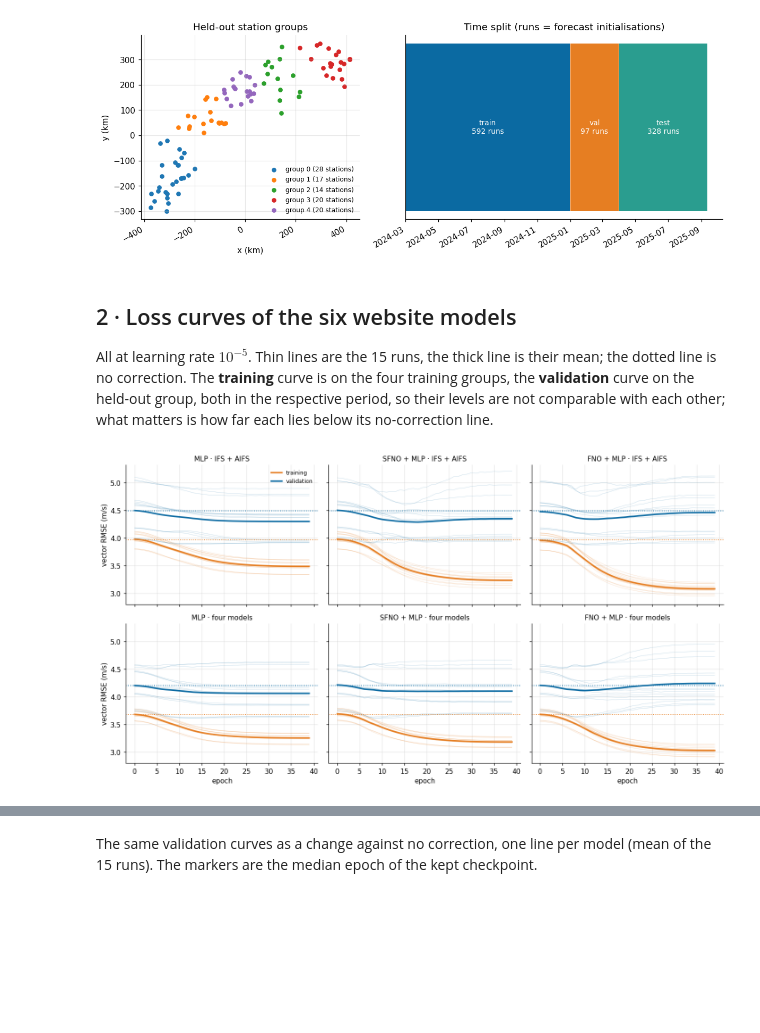
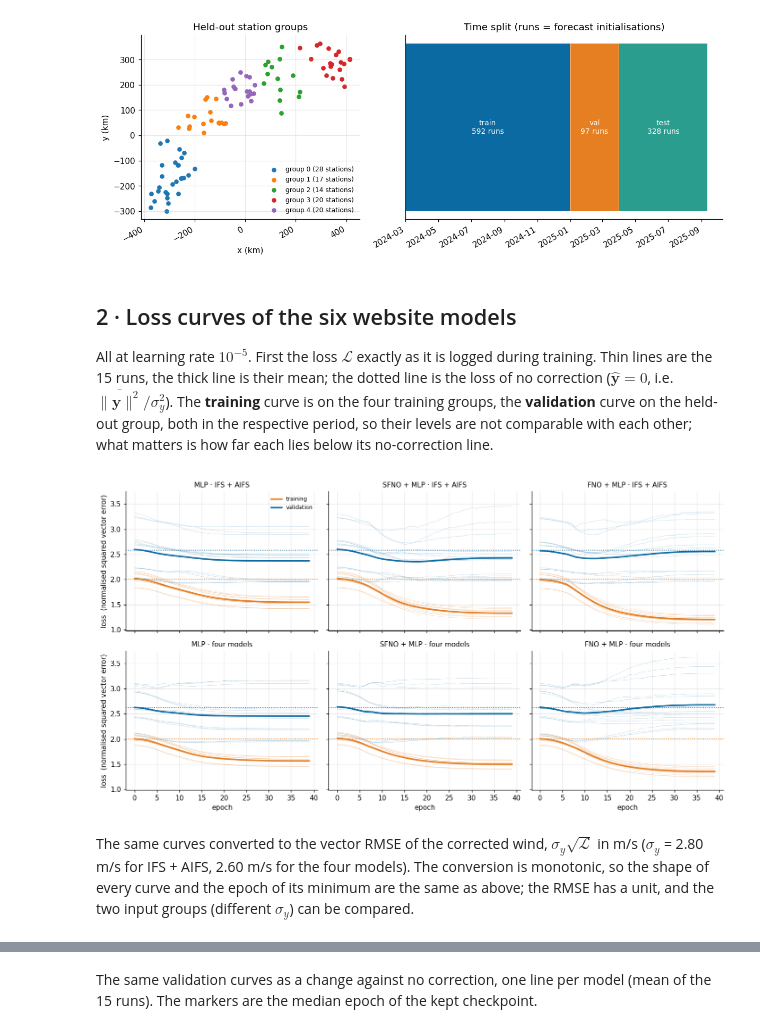
Before and after one commit to chensy618/windcast, a Jupyter notebook: notebooks/01_training.ipynb, the cells around one changed output, grey strips where cells are left out. Cells and saved outputs as stored; diff of their text form; code cells hidden in the pictures; blank space fills up the shorter version.

```diff
--- a/notebooks/01_training.ipynb
+++ b/notebooks/01_training.ipynb
@@ -68,53 +68,64 @@ plt.tight_layout()
 # %% [markdown]
 ## 2 · Loss curves of the six website models
 
-All at learning rate $10^{-5}$. Thin lines are the 15 runs, the thick line is their mean; the
-dotted line is no correction. The **training** curve is on the four training groups, the
-**validation** curve on the held-out group, both in the respective period, so their levels are not
-comparable with each other; what matters is how far each lies below its no-correction line.
+All at learning rate $10^{-5}$. First the loss $\mathcal L$ exactly as it is logged during
+training. Thin lines are the 15 runs, the thick line is their mean; the dotted line is the loss of
+no correction ($\hat{\mathbf y} = 0$, i.e. $\overline{\lVert\mathbf y\rVert^2}/\sigma_y^2$). The
+**training** curve is on the four training groups, the **validation** curve on the held-out group,
+both in the respective period, so their levels are not comparable with each other; what matters is
+how far each lies below its no-correction line.
 # %%
 def no_corr(sample, period, mask):
     # vector RMSE of the input mean itself (no correction) on stations `mask` in `period`
     y = (sample.obs - sample.base)[sample.period(period)][:, :, mask]
     return float(np.sqrt(np.nanmean((y ** 2).sum(-1))))
 
 NC = {(g, k): (no_corr(SAMPLE[g], 'train', G != k), no_corr(SAMPLE[g], 'val', G == k))
       for g in SAMPLE for k in range(5)}
 
 def curves(pattern, group='ecmwf'):
     # one row per run: train / validation RMSE (m/s) and change against no correction (%) per epoch
     h = R.histories(pattern)
     s = SAMPLE[group].y_std
     nc = np.array([NC[(group, k)] for k in h.fold])                       # (runs, 2)
     h['train_rmse'] = [s * np.sqrt(t) for t in h.train]
     h['val_rmse'] = [s * np.sqrt(v) for v in h.val]
     h['train_pct'] = [(r / c - 1) * 100 for r, c in zip(h.train_rmse, nc[:, 0])]
     h['val_pct'] = [(r / c - 1) * 100 for r, c in zip(h.val_rmse, nc[:, 1])]
     h['nc_train'], h['nc_val'] = nc[:, 0], nc[:, 1]
     h['best_epoch'] = [int(np.argmin(v)) for v in h.val]
     return h
 
 WEB = [('MLP · IFS + AIFS', 'point_terrain_g{k}_s{s}_lr1e-05', 'ecmwf'),
        ('SFNO + MLP · IFS + AIFS', 'sfno_terrain_g{k}_s{s}_lr1e-05', 'ecmwf'),
        ('FNO + MLP · IFS + AIFS', 'fno_terrain_g{k}_s{s}_lr1e-05', 'ecmwf'),
        ('MLP · four models', 'point_terrain_g{k}_s{s}_nwp_lr1e-05', 'nwp'),
        ('SFNO + MLP · four models', 'sfno_terrain_g{k}_s{s}_nwp_lr1e-05', 'nwp'),
        ('FNO + MLP · four models', 'fno_terrain_g{k}_s{s}_nwp_lr1e-05', 'nwp')]
 H = {lab: curves(p, g) for lab, p, g in WEB}
 
+def loss_panels(axs, H, ylabel):
+    for ax, (lab, h) in zip(axs.flat, H.items()):
+        ep = np.arange(len(h.train[0]))
+        for key, col, name in (('train', '#e67e22', 'training'), ('val', '#0b6aa2', 'validation')):
+            a = np.stack(h[key])
+            ax.plot(ep, a.T, color=col, lw=.5, alpha=.25)
+            ax.plot(ep, a.mean(0), color=col, lw=2.2, label=name)
+        s = SAMPLE['nwp' if 'four models' in lab else 'ecmwf'].y_std
+        ax.axhline(np.mean((h.nc_train / s) ** 2), color='#e67e22', ls=':', lw=1.2)
+        ax.axhline(np.mean((h.nc_val / s) ** 2), color='#0b6aa2', ls=':', lw=1.2)
+        ax.set_title(lab, fontsize=10)
+    for ax in axs[:, 0]: ax.set_ylabel(ylabel)
+    for ax in axs[-1]: ax.set_xlabel('epoch')
+    axs[0, 0].legend(loc='upper right', fontsize=8)
+
 fig, axs = plt.subplots(2, 3, figsize=(13, 7), sharex=True, sharey=True)
-for ax, (lab, h) in zip(axs.flat, H.items()):
-    ep = np.arange(len(h.train_rmse[0]))
-    for key, col, name in (('train_rmse', '#e67e22', 'training'), ('val_rmse', '#0b6aa2', 'validation')):
-        a = np.stack(h[key])
-        ax.plot(ep, a.T, color=col, lw=.5, alpha=.25)
-        ax.plot(ep, a.mean(0), color=col, lw=2.2, label=name)
-    ax.axhline(h.nc_train.mean(), color='#e67e22', ls=':', lw=1.2)
-    ax.axhline(h.nc_val.mean(), color='#0b6aa2', ls=':', lw=1.2)
-    ax.set_title(lab, fontsize=10)
-for ax in axs[:, 0]: ax.set_ylabel('vector RMSE (m/s)')
-for ax in axs[1]: ax.set_xlabel('epoch')
-axs[0, 0].legend(loc='upper right', fontsize=8)
+loss_panels(axs, H, 'loss  (normalised squared vector error)')
 plt.tight_layout()
 # %% [output]
-[figure, old version]
+[figure, new version]
+# %% [markdown]
+The same curves converted to the vector RMSE of the corrected wind, $\sigma_y\sqrt{\mathcal L}$ in m/s
+($\sigma_y$ = 2.80 m/s for IFS + AIFS, 2.60 m/s for the four models). The conversion is monotonic,
+so the shape of every curve and the epoch of its minimum are the same as above; the RMSE has a unit,
+and the two input groups (different $\sigma_y$) can be compared.
```
Also changed, not shown: parts of 4 cells of this notebook, 1 other file.
